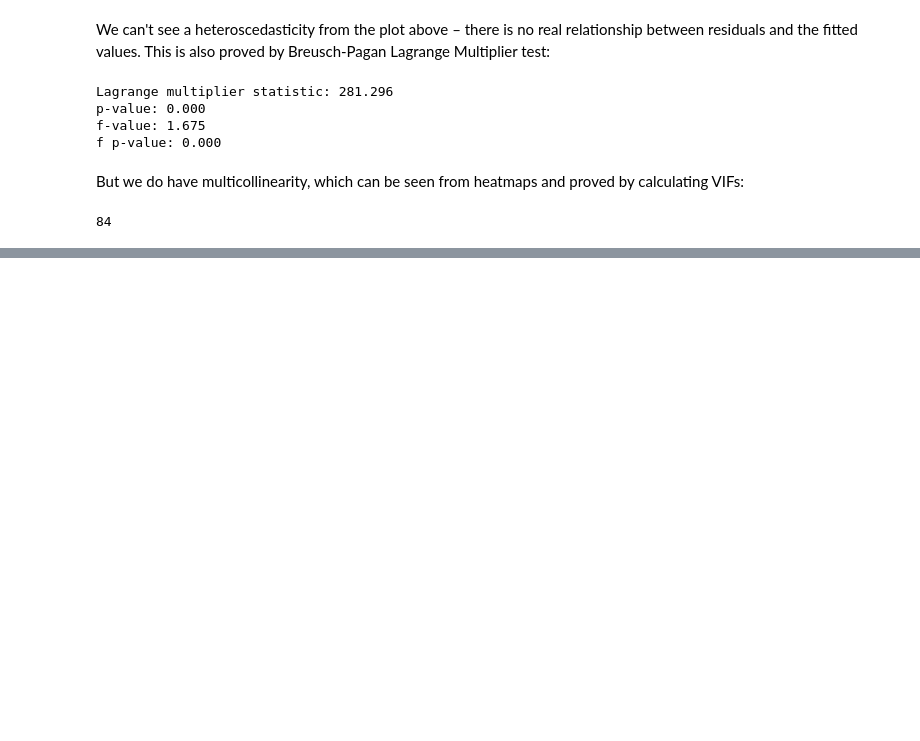
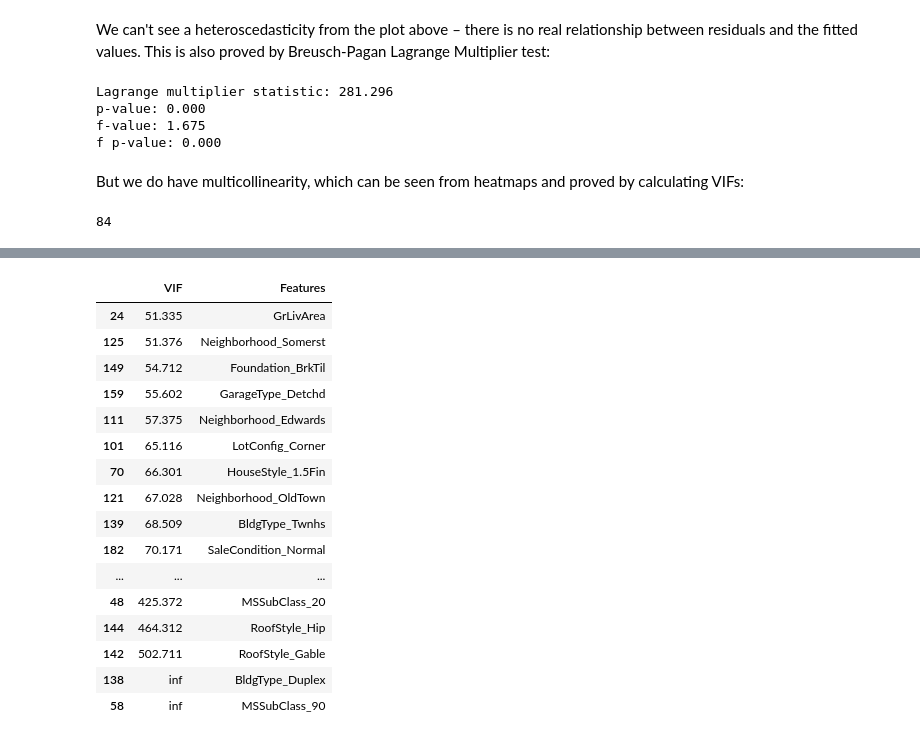
Before and after one commit to Mist3r-R/ames-house-price-prediction, a Jupyter notebook: House-Price-Prediction.ipynb, the cells around one changed output, grey strips where cells are left out. Drawn from its saved outputs; the diff is of its cells as text; code cells hidden in the pictures; blank space fills up the shorter version.

```diff
--- a/House-Price-Prediction.ipynb
+++ b/House-Price-Prediction.ipynb
@@ -958,0 +986,5 @@ We also have outliers (as it has been already stated in Data exploration section
+# %%
+vif_df = pd.DataFrame()
+vif_df['VIF'] = vifs[1:]
+vif_df['Features'] = fitted.params.index[1:]
+vif_df.sort_values(by=['VIF'])
@@ -958,0 +1007,20 @@ We also have outliers (as it has been already stated in Data exploration section
+# %%
+vif_df[vif_df.VIF > 50].sort_values(by=['VIF'])
+# %% [output]
+|  | VIF | Features |
+| 24 | 51.335 | GrLivArea |
+| 125 | 51.376 | Neighborhood_Somerst |
+| 149 | 54.712 | Foundation_BrkTil |
+| 159 | 55.602 | GarageType_Detchd |
+| 111 | 57.375 | Neighborhood_Edwards |
+| 101 | 65.116 | LotConfig_Corner |
+| 70 | 66.301 | HouseStyle_1.5Fin |
+| 121 | 67.028 | Neighborhood_OldTown |
+| 139 | 68.509 | BldgType_Twnhs |
+| 182 | 70.171 | SaleCondition_Normal |
+| ... | ... | ... |
+| 48 | 425.372 | MSSubClass_20 |
+| 144 | 464.312 | RoofStyle_Hip |
+| 142 | 502.711 | RoofStyle_Gable |
+| 138 | inf | BldgType_Duplex |
+| 58 | inf | MSSubClass_90 |
```
Also changed, not shown: parts of 20 cells of this notebook.
